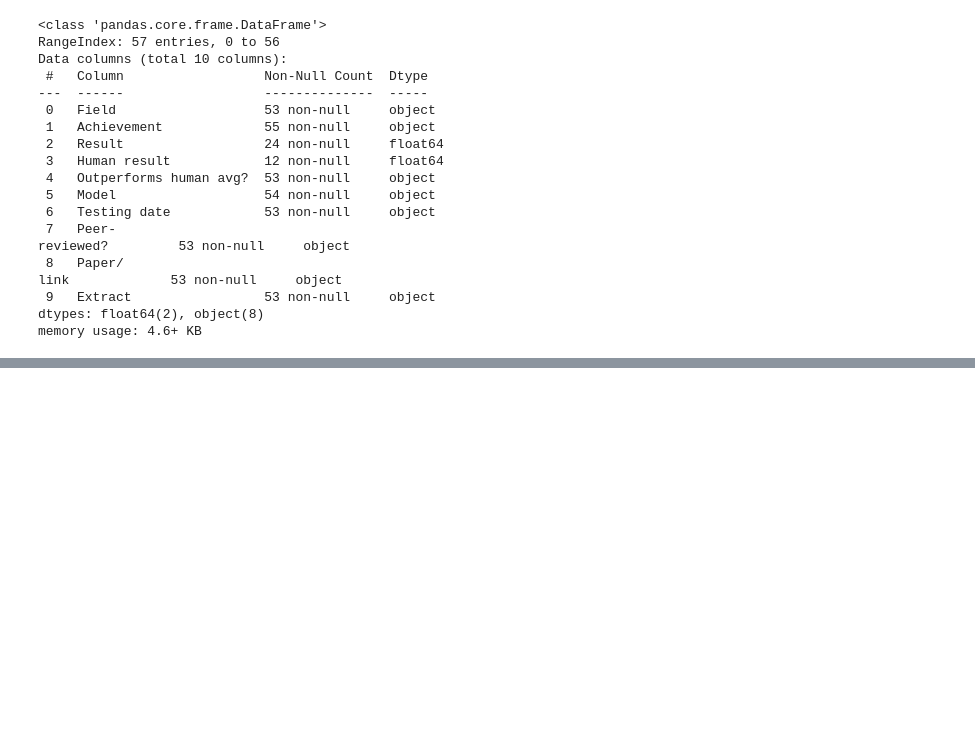
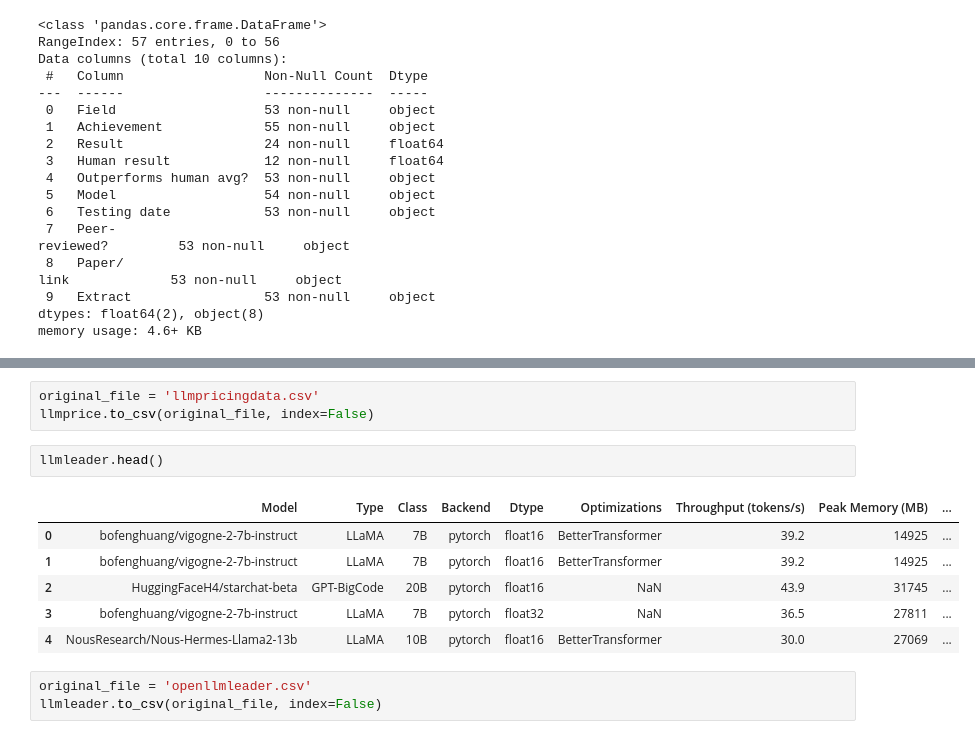
Before and after one commit to jack-baxter/AAI540-Final-G3, a Jupyter notebook: 0datapreproc.ipynb, the cells around one changed output, grey strips where cells are left out. Cells and saved outputs as stored; diff of their text form; blank space fills up the shorter version.

```diff
--- a/0datapreproc.ipynb
+++ b/0datapreproc.ipynb
@@ -166,0 +201,15 @@ memory usage: 4.6+ KB
+# %%
+original_file = 'llmpricingdata.csv'
+llmprice.to_csv(original_file, index=False)
+# %%
+llmleader.head()
+# %% [output]
+|  | Model | Type | Class | Backend | Dtype | Optimizations | Throughput (tokens/s) | Peak Memory (MB) | ... |
+| 0 | bofenghuang/vigogne-2-7b-instruct | LLaMA | 7B | pytorch | float16 | BetterTransformer | 39.2 | 14925 | ... |
+| 1 | bofenghuang/vigogne-2-7b-instruct | LLaMA | 7B | pytorch | float16 | BetterTransformer | 39.2 | 14925 | ... |
+| 2 | HuggingFaceH4/starchat-beta | GPT-BigCode | 20B | pytorch | float16 | NaN | 43.9 | 31745 | ... |
+| 3 | bofenghuang/vigogne-2-7b-instruct | LLaMA | 7B | pytorch | float32 | NaN | 36.5 | 27811 | ... |
+| 4 | NousResearch/Nous-Hermes-Llama2-13b | LLaMA | 10B | pytorch | float16 | BetterTransformer | 30.0 | 27069 | ... |
+# %%
+original_file = 'openllmleader.csv'
+llmleader.to_csv(original_file, index=False)
```
Also changed, not shown: parts of 11 cells of this notebook.
